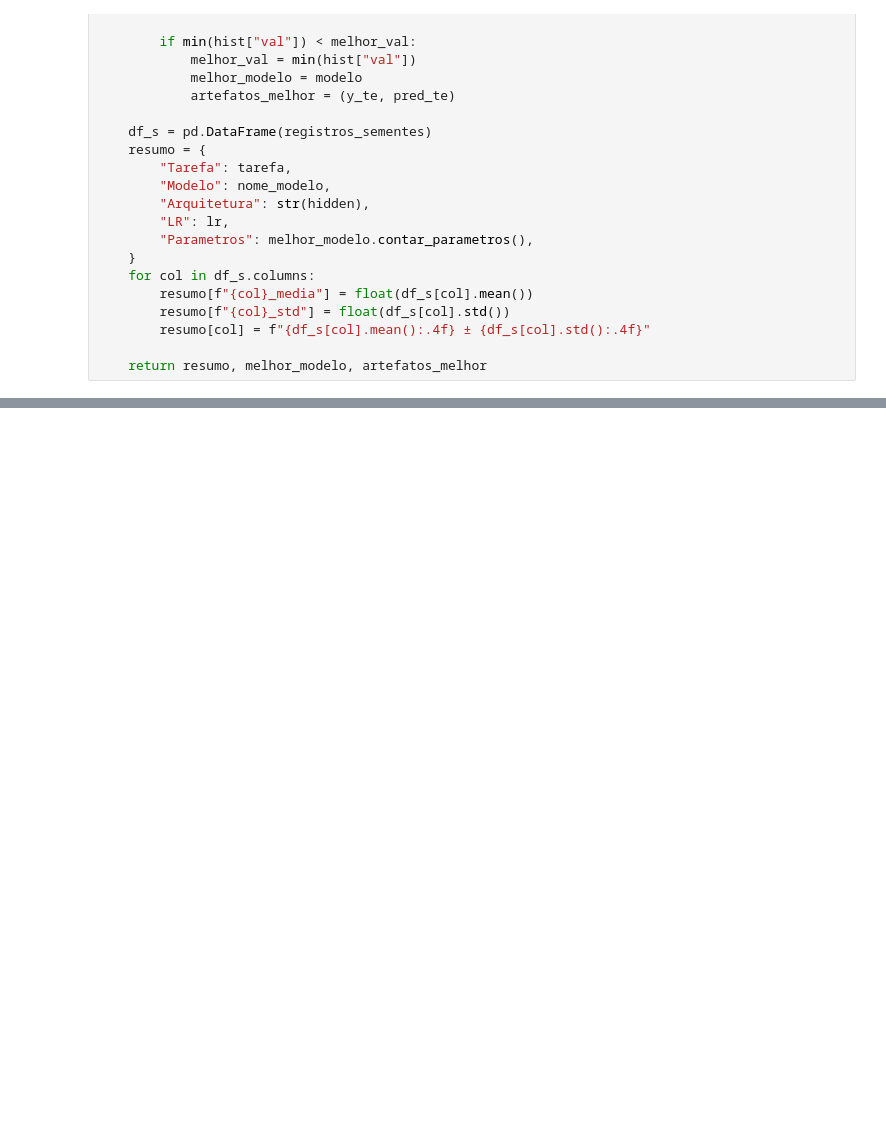
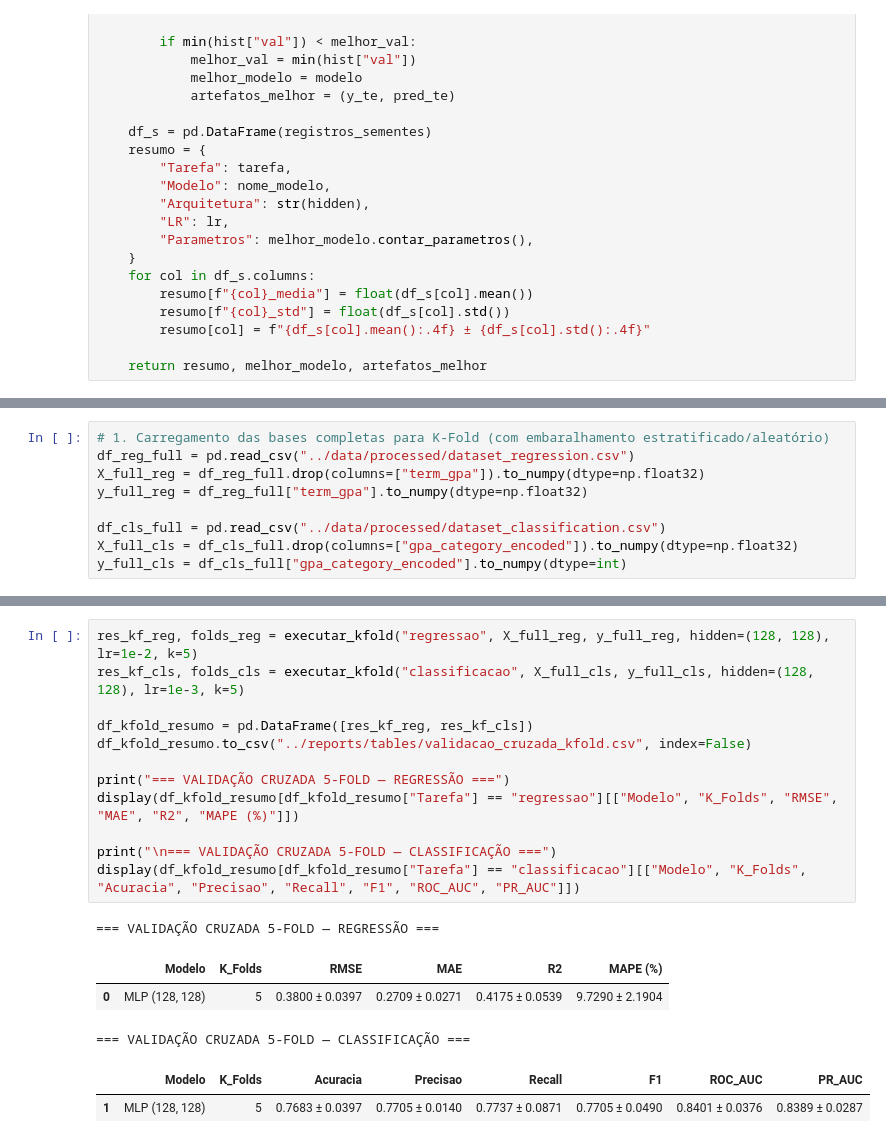
Before and after one commit to HendsMede1r0s/MPL-com-pytorch, a Jupyter notebook: notebooks/07_avaliacao_generalizacao.ipynb, the cells around one changed output, grey strips where cells are left out. Saved outputs shown, nothing was run; the diff lists cells and outputs as text; blank space fills up the shorter version.

Commit message:
Avaliação dos Modelos com as Métricas

```diff
--- a/notebooks/07_avaliacao_generalizacao.ipynb
+++ b/notebooks/07_avaliacao_generalizacao.ipynb
@@ -154,0 +255,9 @@ display(df_resumo_final[df_resumo_final["Tarefa"] == "classificacao"][cols_cls])
+# %%
+# 1. Carregamento das bases completas para K-Fold (com embaralhamento estratificado/aleatório)
+df_reg_full = pd.read_csv("../data/processed/dataset_regression.csv")
+X_full_reg = df_reg_full.drop(columns=["term_gpa"]).to_numpy(dtype=np.float32)
+y_full_reg = df_reg_full["term_gpa"].to_numpy(dtype=np.float32)
+
+df_cls_full = pd.read_csv("../data/processed/dataset_classification.csv")
+X_full_cls = df_cls_full.drop(columns=["gpa_category_encoded"]).to_numpy(dtype=np.float32)
+y_full_cls = df_cls_full["gpa_category_encoded"].to_numpy(dtype=int)
@@ -154,0 +328,19 @@ display(df_resumo_final[df_resumo_final["Tarefa"] == "classificacao"][cols_cls])
+# %%
+res_kf_reg, folds_reg = executar_kfold("regressao", X_full_reg, y_full_reg, hidden=(128, 128), lr=1e-2, k=5)
+res_kf_cls, folds_cls = executar_kfold("classificacao", X_full_cls, y_full_cls, hidden=(128, 128), lr=1e-3, k=5)
+
+df_kfold_resumo = pd.DataFrame([res_kf_reg, res_kf_cls])
+df_kfold_resumo.to_csv("../reports/tables/validacao_cruzada_kfold.csv", index=False)
+
+print("=== VALIDAÇÃO CRUZADA 5-FOLD — REGRESSÃO ===")
+display(df_kfold_resumo[df_kfold_resumo["Tarefa"] == "regressao"][["Modelo", "K_Folds", "RMSE", "MAE", "R2", "MAPE (%)"]])
+
+print("\n=== VALIDAÇÃO CRUZADA 5-FOLD — CLASSIFICAÇÃO ===")
+display(df_kfold_resumo[df_kfold_resumo["Tarefa"] == "classificacao"][["Modelo", "K_Folds", "Acuracia", "Precisao", "Recall", "F1", "ROC_AUC", "PR_AUC"]])
+# %% [output]
+=== VALIDAÇÃO CRUZADA 5-FOLD — REGRESSÃO ===
+|  | Modelo | K_Folds | RMSE | MAE | R2 | MAPE (%) |
+| 0 | MLP (128, 128) | 5 | 0.3800 ± 0.0397 | 0.2709 ± 0.0271 | 0.4175 ± 0.0539 | 9.7290 ± 2.1904 |
+=== VALIDAÇÃO CRUZADA 5-FOLD — CLASSIFICAÇÃO ===
+|  | Modelo | K_Folds | Acuracia | Precisao | Recall | F1 | ROC_AUC | PR_AUC |
+| 1 | MLP (128, 128) | 5 | 0.7683 ± 0.0397 | 0.7705 ± 0.0140 | 0.7737 ± 0.0871 | 0.7705 ± 0.0490 | 0.8401 ± 0.0376 | 0.8389 ± 0.0287 |
```
Also changed, not shown: parts of 8 cells of this notebook, 5 other files.
